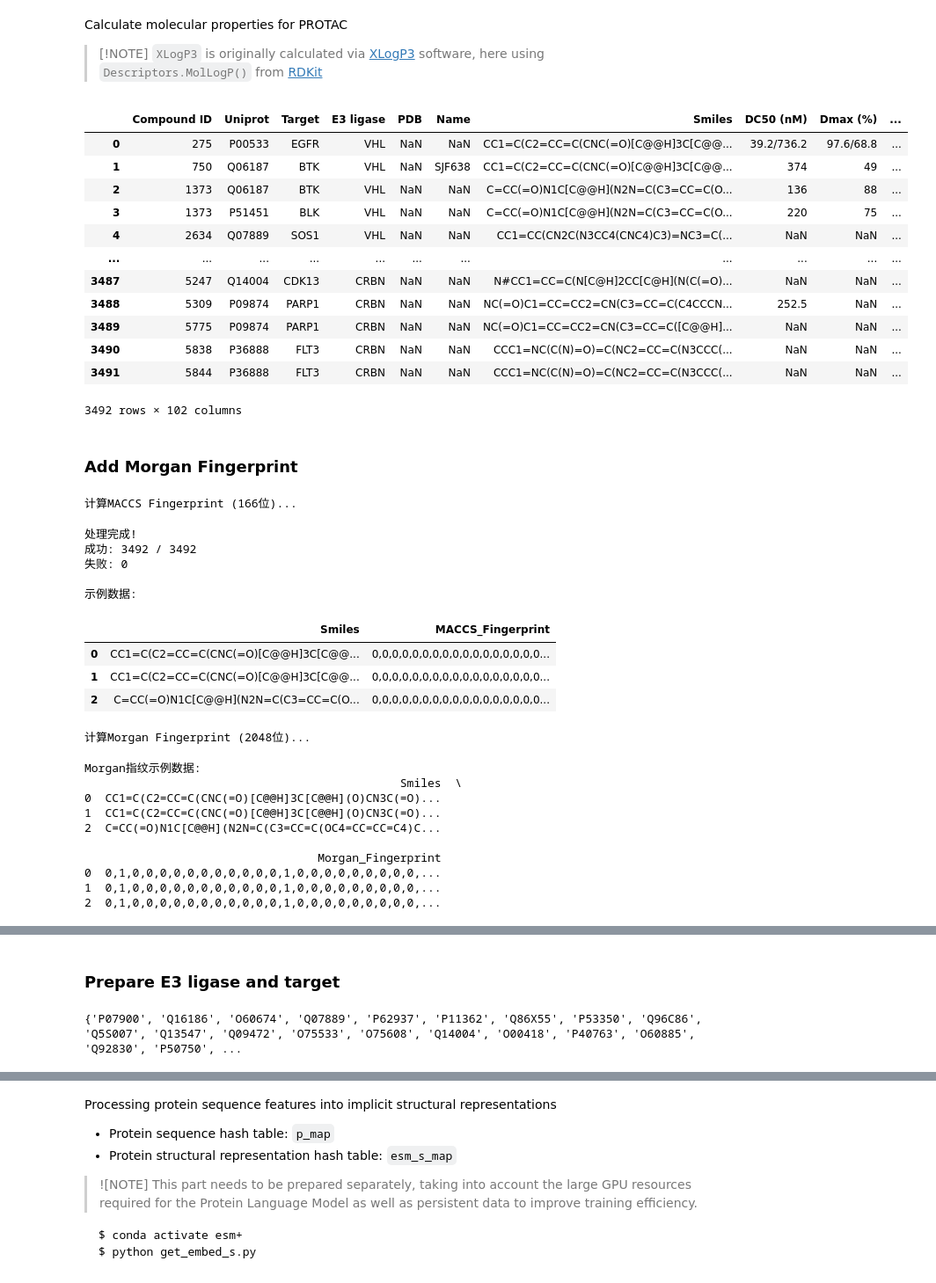
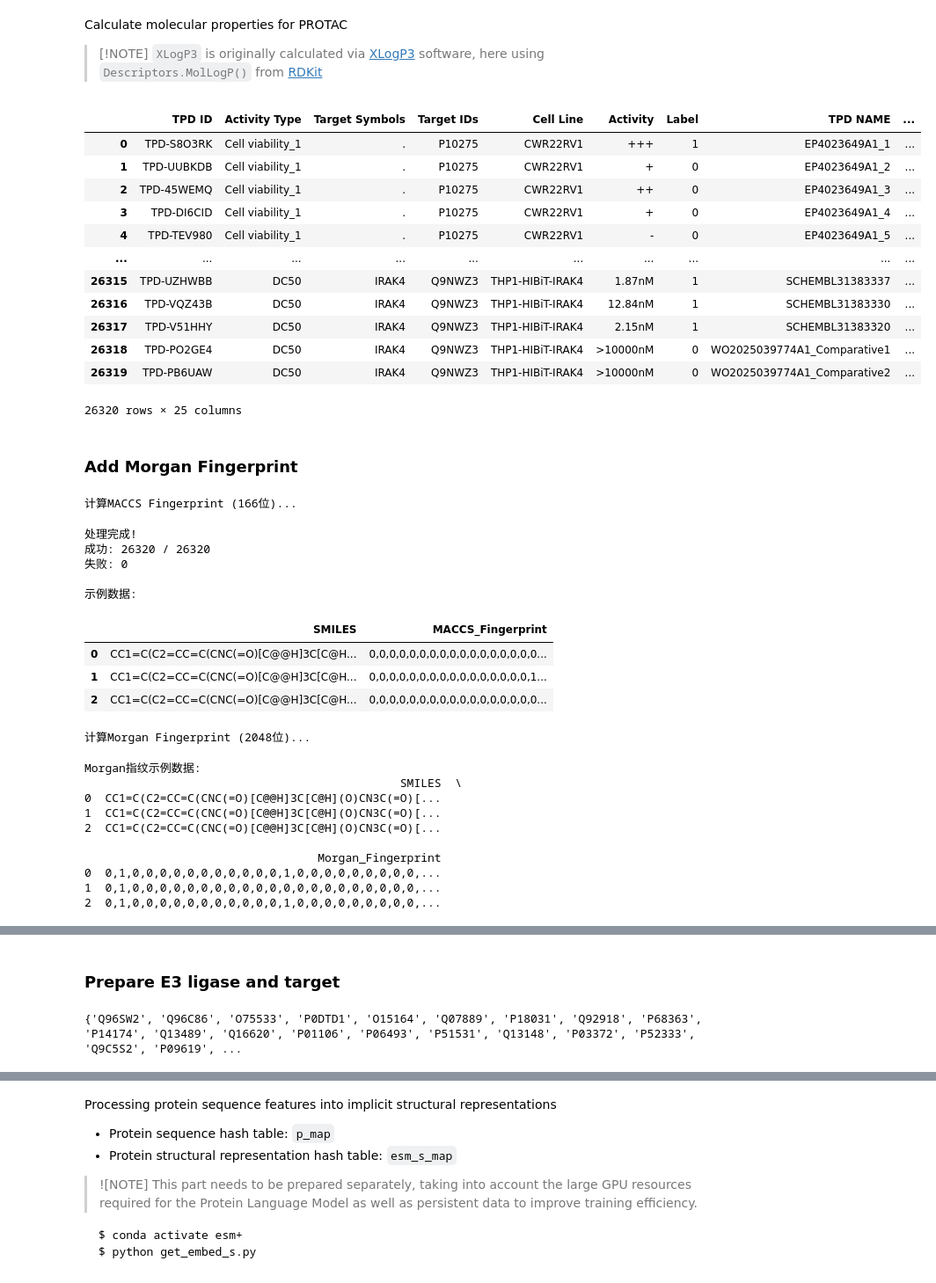
Before and after one commit to Bill-Flash/PROTAC-STAN, a Jupyter notebook: prepare_data.ipynb, the cells around one changed output, grey strips where cells are left out. Shown at 88% size. Cells and saved outputs as stored; diff of their text form; code cells hidden in the pictures.

```diff
--- a/prepare_data.ipynb
+++ b/prepare_data.ipynb
@@ -10,9 +10,10 @@ import os
 import os.path as osp
 import pandas as pd
 
-root = 'data/protacdb3'
+# root = 'data/protacdb3'
+root = 'data/TPDdb'
 os.makedirs(root, exist_ok=True)
 # %%
-raw_df = pd.read_csv(osp.join(root, 'protac_fine_with_e3uniprot.csv'))
+raw_df = pd.read_csv(osp.join(root, 'protac_label_with_main.csv'))
 raw_df
 # %% [output]
@@ -69,24 +71,25 @@ def calculate_molecular_descriptors(smiles):
         Descriptors.TPSA(mol)
     ]
 # %%
-property_df = raw_df['Smiles'].apply(calculate_molecular_descriptors).apply(pd.Series)
+# property_df = raw_df['Smiles'].apply(calculate_molecular_descriptors).apply(pd.Series)
+property_df = raw_df['SMILES'].apply(calculate_molecular_descriptors).apply(pd.Series)
 property_df.columns = columns
 custom_df = pd.concat([raw_df, property_df], axis=1)
 custom_df
 # %% [output]
-|  | Compound ID | Uniprot | Target | E3 ligase | PDB | Name | Smiles | DC50 (nM) | Dmax (%) | ... |
-| 0 | 275 | P00533 | EGFR | VHL | NaN | NaN | CC1=C(C2=CC=C(CNC(=O)[C@@H]3C[C@@... | 39.2/736.2 | 97.6/68.8 | ... |
-| 1 | 750 | Q06187 | BTK | VHL | NaN | SJF638 | CC1=C(C2=CC=C(CNC(=O)[C@@H]3C[C@@... | 374 | 49 | ... |
-| 2 | 1373 | Q06187 | BTK | VHL | NaN | NaN | C=CC(=O)N1C[C@@H](N2N=C(C3=CC=C(O... | 136 | 88 | ... |
-| 3 | 1373 | P51451 | BLK | VHL | NaN | NaN | C=CC(=O)N1C[C@@H](N2N=C(C3=CC=C(O... | 220 | 75 | ... |
-| 4 | 2634 | Q07889 | SOS1 | VHL | NaN | NaN | CC1=CC(CN2C(N3CC4(CNC4)C3)=NC3=C(... | NaN | NaN | ... |
-| ... | ... | ... | ... | ... | ... | ... | ... | ... | ... | ... |
-| 3487 | 5247 | Q14004 | CDK13 | CRBN | NaN | NaN | N#CC1=CC=C(N[C@H]2CC[C@H](N(C(=O)... | NaN | NaN | ... |
-| 3488 | 5309 | P09874 | PARP1 | CRBN | NaN | NaN | NC(=O)C1=CC=CC2=CN(C3=CC=C(C4CCCN... | 252.5 | NaN | ... |
-| 3489 | 5775 | P09874 | PARP1 | CRBN | NaN | NaN | NC(=O)C1=CC=CC2=CN(C3=CC=C([C@@H]... | NaN | NaN | ... |
-| 3490 | 5838 | P36888 | FLT3 | CRBN | NaN | NaN | CCC1=NC(C(N)=O)=C(NC2=CC=C(N3CCC(... | NaN | NaN | ... |
-| 3491 | 5844 | P36888 | FLT3 | CRBN | NaN | NaN | CCC1=NC(C(N)=O)=C(NC2=CC=C(N3CCC(... | NaN | NaN | ... |
+|  | TPD ID | Activity Type | Target Symbols | Target IDs | Cell Line | Activity | Label | TPD NAME | ... |
+| 0 | TPD-S8O3RK | Cell viability_1 | . | P10275 | CWR22RV1 | +++ | 1 | EP4023649A1_1 | ... |
+| 1 | TPD-UUBKDB | Cell viability_1 | . | P10275 | CWR22RV1 | + | 0 | EP4023649A1_2 | ... |
+| 2 | TPD-45WEMQ | Cell viability_1 | . | P10275 | CWR22RV1 | ++ | 0 | EP4023649A1_3 | ... |
+| 3 | TPD-DI6CID | Cell viability_1 | . | P10275 | CWR22RV1 | + | 0 | EP4023649A1_4 | ... |
+| 4 | TPD-TEV980 | Cell viability_1 | . | P10275 | CWR22RV1 | - | 0 | EP4023649A1_5 | ... |
+| ... | ... | ... | ... | ... | ... | ... | ... | ... | ... |
+| 26315 | TPD-UZHWBB | DC50 | IRAK4 | Q9NWZ3 | THP1-HIBiT-IRAK4 | 1.87nM | 1 | SCHEMBL31383337 | ... |
+| 26316 | TPD-VQZ43B | DC50 | IRAK4 | Q9NWZ3 | THP1-HIBiT-IRAK4 | 12.84nM | 1 | SCHEMBL31383330 | ... |
+| 26317 | TPD-V51HHY | DC50 | IRAK4 | Q9NWZ3 | THP1-HIBiT-IRAK4 | 2.15nM | 1 | SCHEMBL31383320 | ... |
+| 26318 | TPD-PO2GE4 | DC50 | IRAK4 | Q9NWZ3 | THP1-HIBiT-IRAK4 | >10000nM | 0 | WO2025039774A1_Comparative1 | ... |
+| 26319 | TPD-PB6UAW | DC50 | IRAK4 | Q9NWZ3 | THP1-HIBiT-IRAK4 | >10000nM | 0 | WO2025039774A1_Comparative2 | ... |
-3492 rows × 102 columns
+26320 rows × 25 columns
 # %% [markdown]
 ### Add Morgan Fingerprint
 # %%
@@ -122,7 +125,8 @@ def calculate_maccs_fingerprint(smiles):
 # %%
 # 计算MACCS fingerprint
 print("计算MACCS Fingerprint (166位)...")
-maccs_fingerprints = custom_df['Smiles'].progress_apply(calculate_maccs_fingerprint)
+# maccs_fingerprints = custom_df['Smiles'].progress_apply(calculate_maccs_fingerprint)
+maccs_fingerprints = custom_df['SMILES'].progress_apply(calculate_maccs_fingerprint)
 
 # 添加MACCS fingerprint列
 custom_df['MACCS_Fingerprint'] = maccs_fingerprints
@@ -136,18 +140,18 @@ print(f"失败: {failed_count}")
 
 # 显示示例
 print("\n示例数据:")
-custom_df[['Smiles', 'MACCS_Fingerprint']].head(3)
+custom_df[['SMILES', 'MACCS_Fingerprint']].head(3)
 # %% [output]
 计算MACCS Fingerprint (166位)...
 处理完成!
-成功: 3492 / 3492
+成功: 26320 / 26320
 失败: 0
 
 示例数据:
-|  | Smiles | MACCS_Fingerprint |
-| 0 | CC1=C(C2=CC=C(CNC(=O)[C@@H]3C[C@@... | 0,0,0,0,0,0,0,0,0,0,0,0,0,0,0,0,0... |
-| 1 | CC1=C(C2=CC=C(CNC(=O)[C@@H]3C[C@@... | 0,0,0,0,0,0,0,0,0,0,0,0,0,0,0,0,0... |
-| 2 | C=CC(=O)N1C[C@@H](N2N=C(C3=CC=C(O... | 0,0,0,0,0,0,0,0,0,0,0,0,0,0,0,0,0... |
+|  | SMILES | MACCS_Fingerprint |
+| 0 | CC1=C(C2=CC=C(CNC(=O)[C@@H]3C[C@H... | 0,0,0,0,0,0,0,0,0,0,0,0,0,0,0,0,0... |
+| 1 | CC1=C(C2=CC=C(CNC(=O)[C@@H]3C[C@H... | 0,0,0,0,0,0,0,0,0,0,0,0,0,0,0,0,1... |
+| 2 | CC1=C(C2=CC=C(CNC(=O)[C@@H]3C[C@H... | 0,0,0,0,0,0,0,0,0,0,0,0,0,0,0,0,0... |
 # %%
 # 添加 Morgan 指纹
 from rdkit.Chem import AllChem
@@ -178,23 +182,25 @@ def calculate_morgan_fingerprint(smiles, radius=2, n_bits=2048):
         return None
 
 print("计算Morgan Fingerprint (2048位)...")
-morgan_fingerprints = custom_df['Smiles'].progress_apply(calculate_morgan_fingerprint)
+# morgan_fingerprints = custom_df['Smiles'].progress_apply(calculate_morgan_fingerprint)
+morgan_fingerprints = custom_df['SMILES'].progress_apply(calculate_morgan_fingerprint)
 custom_df['Morgan_Fingerprint'] = morgan_fingerprints
 
 # 显示示例
 print("\nMorgan指纹示例数据:")
-print(custom_df[['Smiles', 'Morgan_Fingerprint']].head(3))
+# print(custom_df[['Smiles', 'Morgan_Fingerprint']].head(3))
+print(custom_df[['SMILES', 'Morgan_Fingerprint']].head(3))
 # %% [output]
 计算Morgan Fingerprint (2048位)...
 Morgan指纹示例数据:
-                                              Smiles  \
-0  CC1=C(C2=CC=C(CNC(=O)[C@@H]3C[C@@H](O)CN3C(=O)...
-1  CC1=C(C2=CC=C(CNC(=O)[C@@H]3C[C@@H](O)CN3C(=O)...
-2  C=CC(=O)N1C[C@@H](N2N=C(C3=CC=C(OC4=CC=CC=C4)C...
+                                              SMILES  \
+0  CC1=C(C2=CC=C(CNC(=O)[C@@H]3C[C@H](O)CN3C(=O)[...
+1  CC1=C(C2=CC=C(CNC(=O)[C@@H]3C[C@H](O)CN3C(=O)[...
+2  CC1=C(C2=CC=C(CNC(=O)[C@@H]3C[C@H](O)CN3C(=O)[...
 
                                   Morgan_Fingerprint
 0  0,1,0,0,0,0,0,0,0,0,0,0,0,1,0,0,0,0,0,0,0,0,0,...
-1  0,1,0,0,0,0,0,0,0,0,0,0,0,1,0,0,0,0,0,0,0,0,0,...
+1  0,1,0,0,0,0,0,0,0,0,0,0,0,0,0,0,0,0,0,0,0,0,0,...
 2  0,1,0,0,0,0,0,0,0,0,0,0,0,1,0,0,0,0,0,0,0,0,0,...
 # %%
 custom_df.to_csv(osp.join(root, 'protac_maccs_morgan.csv'), index=False)
@@ -249,11 +255,13 @@ MACCS_Fingerprint 形状: (3492, 166)
 ### Prepare E3 ligase and target
 # %%
 # collect all uniprot ids（去除nan）
-uniprot_ids = set([x for x in custom_df['Uniprot'].tolist() + custom_df['E3 ligase Uniprot'].tolist() if pd.notnull(x)])
+# uniprot_ids = set([x for x in custom_df['Uniprot'].tolist() + custom_df['E3 ligase Uniprot'].tolist() if pd.notnull(x)])
+# 依据 protac_label_with_main.csv, Uniprot ID 列为 'Target ID'（POI) 和 'Ligase' 列
+uniprot_ids = set([x for x in custom_df['Target ID'].tolist() + custom_df['Ligase Uniprot'].tolist() if pd.notnull(x)])
 # uniprot_ids = set(custom_df['Uniprot'].tolist() + custom_df['E3 ligase Uniprot'].tolist())
 print(uniprot_ids)
 # %% [output]
-{'P07900', 'Q16186', 'O60674', 'Q07889', 'P62937', 'P11362', 'Q86X55', 'P53350', 'Q96C86', 'Q5S007', 'Q13547', 'Q09472', 'O75533', 'O75608', 'Q14004', 'O00418', 'P40763', 'O60885', 'Q92830', 'P50750', ...
+{'Q96SW2', 'Q96C86', 'O75533', 'P0DTD1', 'O15164', 'Q07889', 'P18031', 'Q92918', 'P68363', 'P14174', 'Q13489', 'Q16620', 'P01106', 'P06493', 'P51531', 'Q13148', 'P03372', 'P52333', 'Q9C5S2', 'P09619', ...
 # %%
 import pickle
 import time
```
Also changed, not shown: parts of 5 cells of this notebook, 2 other files.
